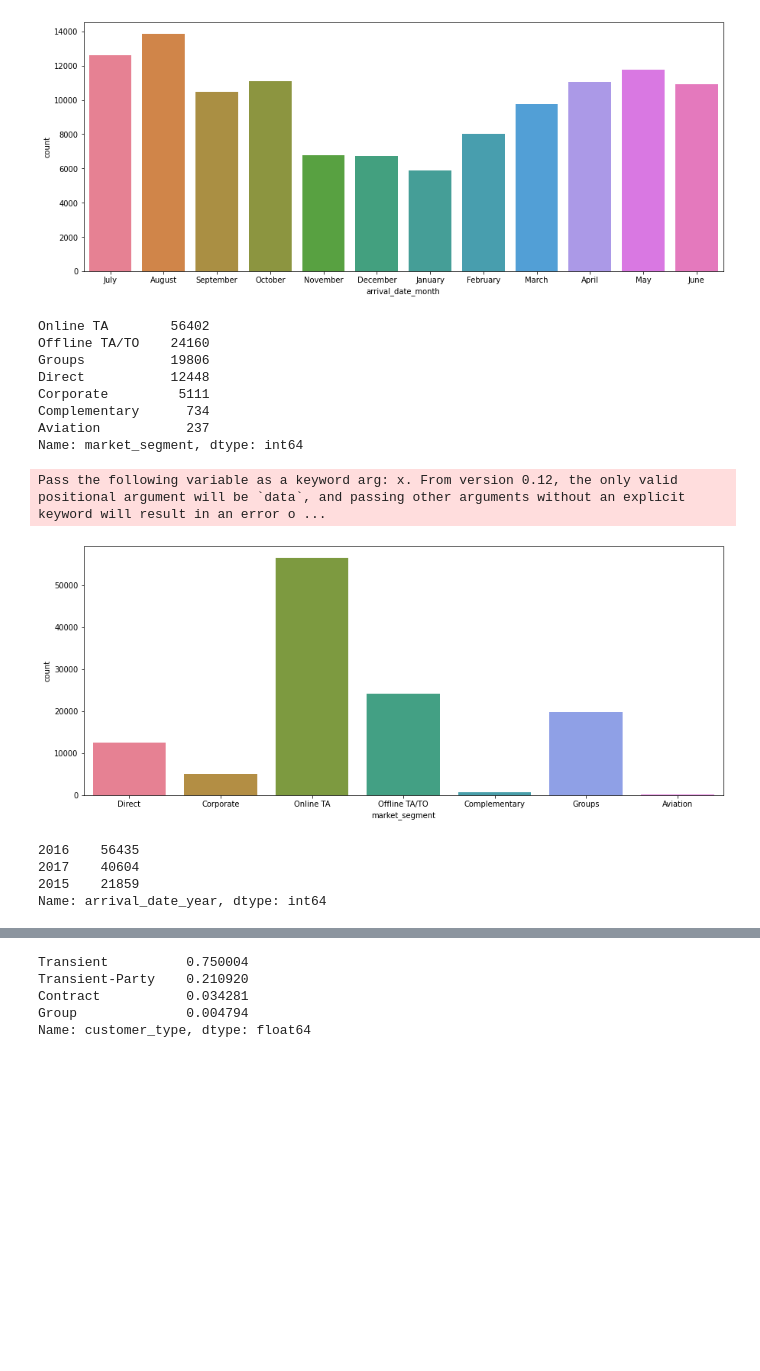
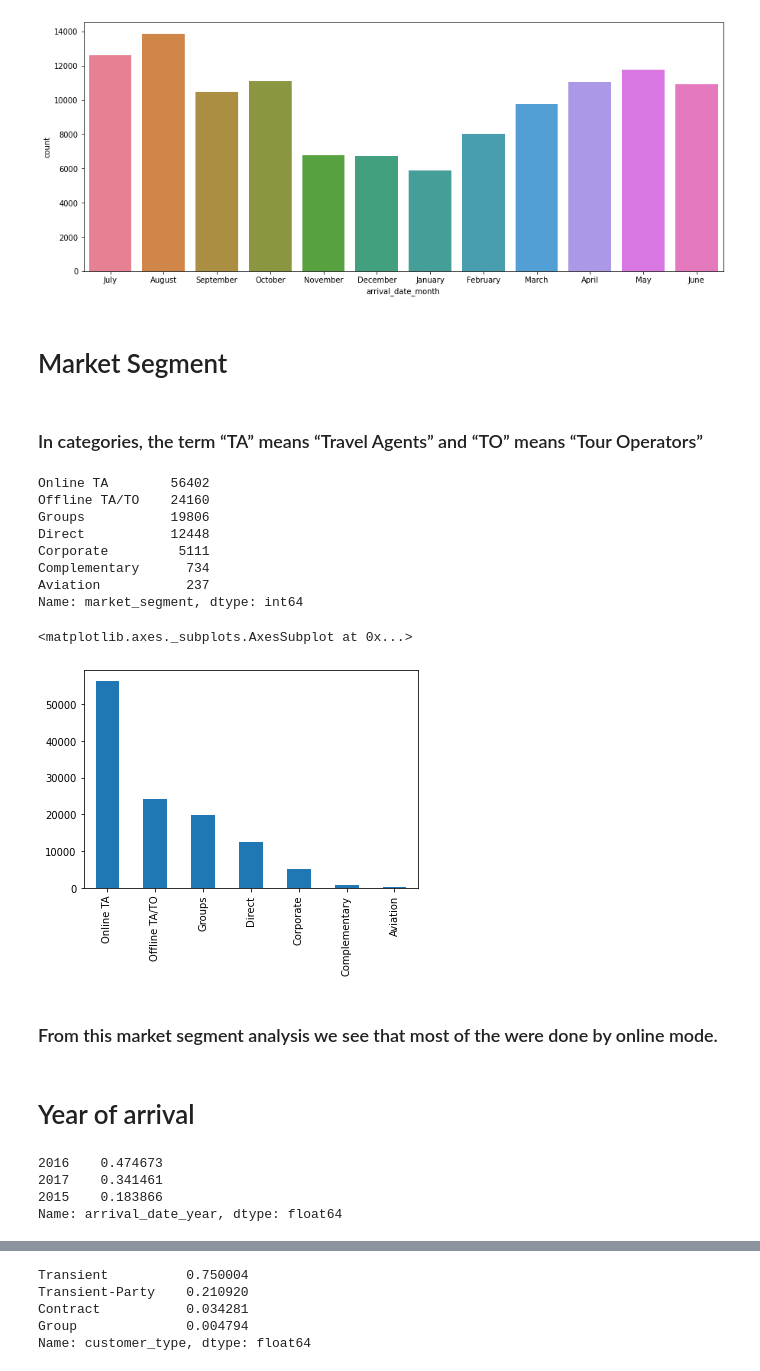
Before and after one commit to Mk-singh55555/Hotel-booking-analysis, a Jupyter notebook: By_me_Hotel_Booking_Analysis_Capstone_Project.ipynb, the cells around one changed output, grey strips where cells are left out. Saved outputs shown, nothing was run; the diff lists cells and outputs as text; code cells hidden in the pictures; blank space fills up the shorter version.

```diff
--- a/By_me_Hotel_Booking_Analysis_Capstone_Project.ipynb
+++ b/By_me_Hotel_Booking_Analysis_Capstone_Project.ipynb
@@ -346,6 +393,10 @@ plt.show()
 # %% [output]
 Pass the following variable as a keyword arg: x. From version 0.12, the only valid positional argument will be `data`, and passing other arguments without an explicit keyword will result in an error o ...
 [figure]
+# %% [markdown]
+# Market Segment
+# %% [markdown]
+### In categories, the term “TA” means “Travel Agents” and “TO” means “Tour Operators”
 # %%
 hotel_data.market_segment.value_counts()
 # %% [output]
@@ -357,10 +408,3 @@ Corporate         5111
 Complementary      734
 Aviation           237
 Name: market_segment, dtype: int64
-# %%
-plt.figure(figsize=(15,6))
-sns.countplot(hotel_data['market_segment'],palette='husl')
-plt.show()
-# %% [output]
-Pass the following variable as a keyword arg: x. From version 0.12, the only valid positional argument will be `data`, and passing other arguments without an explicit keyword will result in an error o ...
-[figure, removed]
@@ -369,7 +411,16 @@ Pass the following variable as a keyword arg: x. From version 0.12, the only val
+# %%
+hotel_data['market_segment'].value_counts().plot.bar()
+# %% [output]
+<matplotlib.axes._subplots.AxesSubplot at 0x...>
+[figure, added]
+# %% [markdown]
+### From this market segment analysis we see that most of the were done by online mode.
+# %% [markdown]
+# Year of arrival
 # %%
-hotel_data.arrival_date_year.value_counts()
+hotel_data.arrival_date_year.value_counts(normalize=True)
 # %% [output]
-2016    56435
-2017    40604
-2015    21859
-Name: arrival_date_year, dtype: int64
+2016    0.474673
+2017    0.341461
+2015    0.183866
+Name: arrival_date_year, dtype: float64
```
Also changed, not shown: parts of 70 cells of this notebook.
